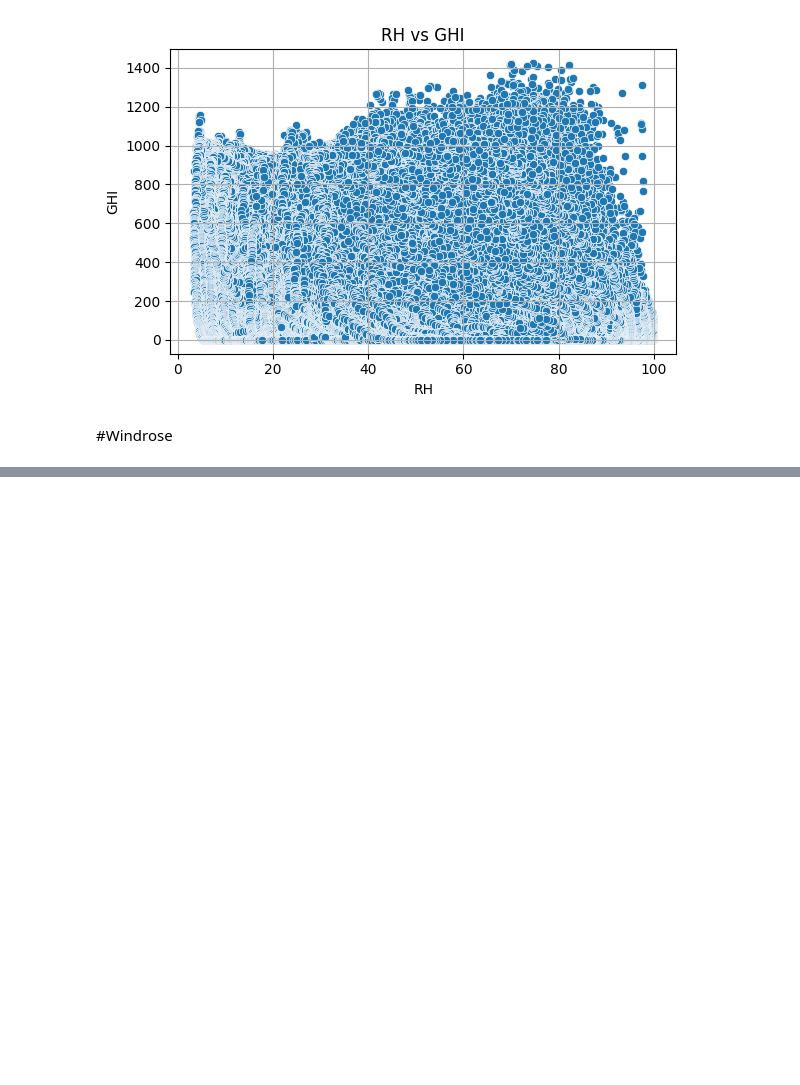
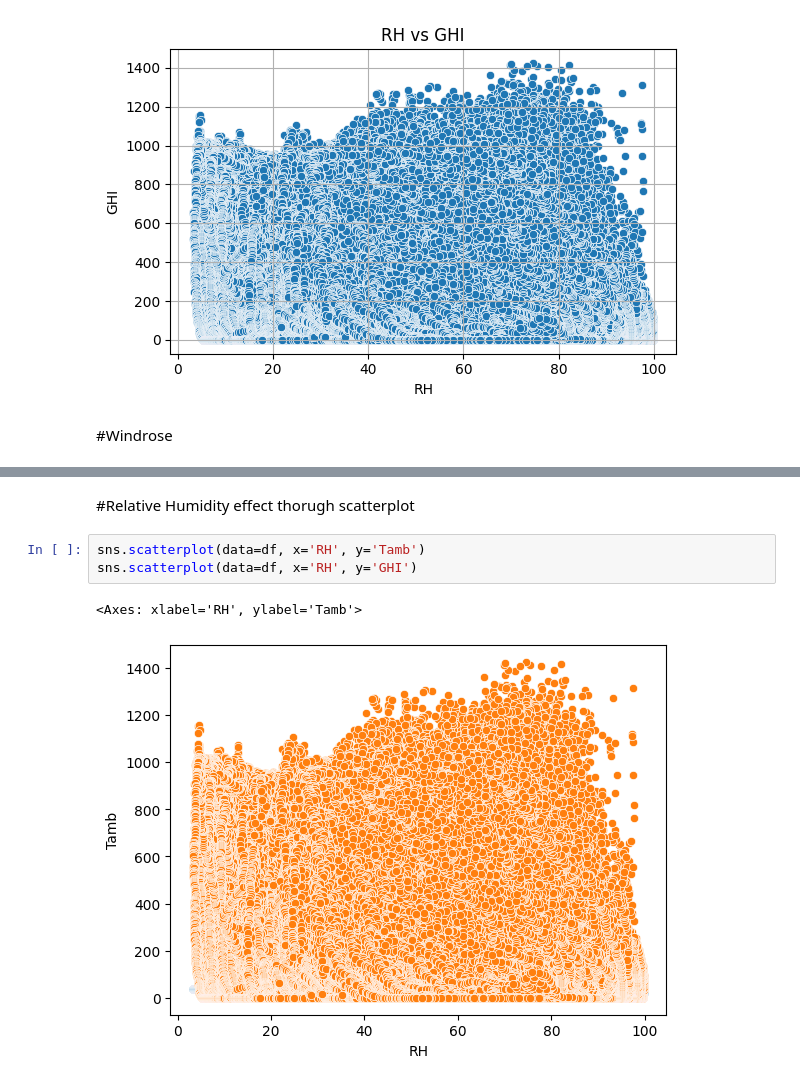
Before and after one commit to samuelkibret/solar-challenge-week1, a Jupyter notebook: notebooks/togo-eda.ipynb, the cells around one changed output, grey strips where cells are left out. Cells and saved outputs as stored; diff of their text form; blank space fills up the shorter version.

```diff
--- a/notebooks/togo-eda.ipynb
+++ b/notebooks/togo-eda.ipynb
@@ -212,0 +238,8 @@ for x_var, y_var in scatter_pairs:
+# %% [markdown]
+#Relative Humidity effect thorugh scatterplot
+# %%
+sns.scatterplot(data=df, x='RH', y='Tamb')
+sns.scatterplot(data=df, x='RH', y='GHI')
+# %% [output]
+<Axes: xlabel='RH', ylabel='Tamb'>
+[figure, added]
```
Also changed, not shown: parts of 7 cells of this notebook.
